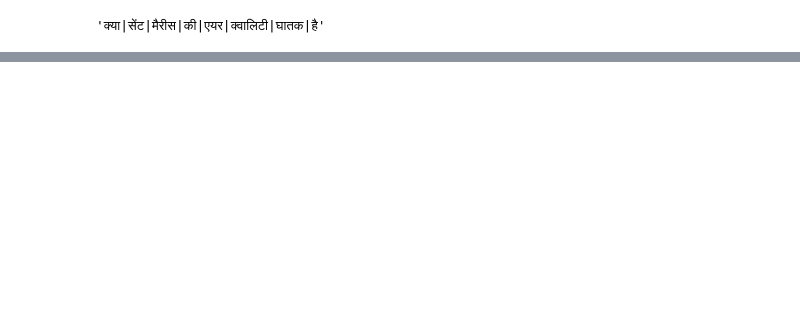
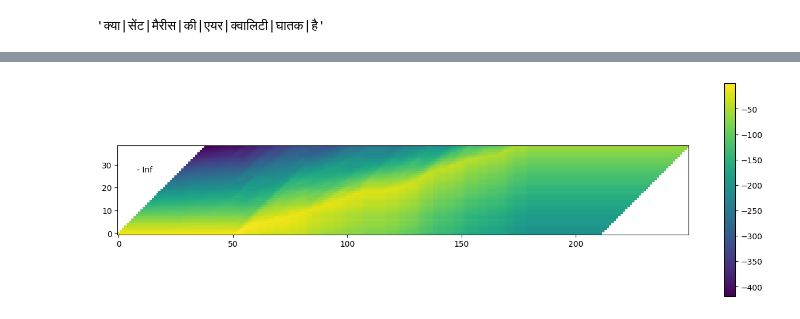
Before and after one commit to Open-Speech-EkStep/forced-alignment, a Jupyter notebook: examples/wav2vec2_alignment.ipynb, the cells around one changed output, grey strips where cells are left out. Cells and saved outputs as stored; diff of their text form; code cells hidden in the pictures; blank space fills up the shorter version.

```diff
--- a/examples/wav2vec2_alignment.ipynb
+++ b/examples/wav2vec2_alignment.ipynb
@@ -58,0 +102,7 @@ ConfigKeyError: Key 'eval_wer' not in 'AudioPretrainingConfig'
+# %%
+plt.imshow(trellis[1:, 1:].T, origin="lower")
+plt.annotate("- Inf", (trellis.size(1) / 5, trellis.size(1) / 1.5))
+plt.colorbar()
+plt.show()
+# %% [output]
+[figure, added]
```
Also changed, not shown: parts of 12 cells of this notebook, 1 other file.
